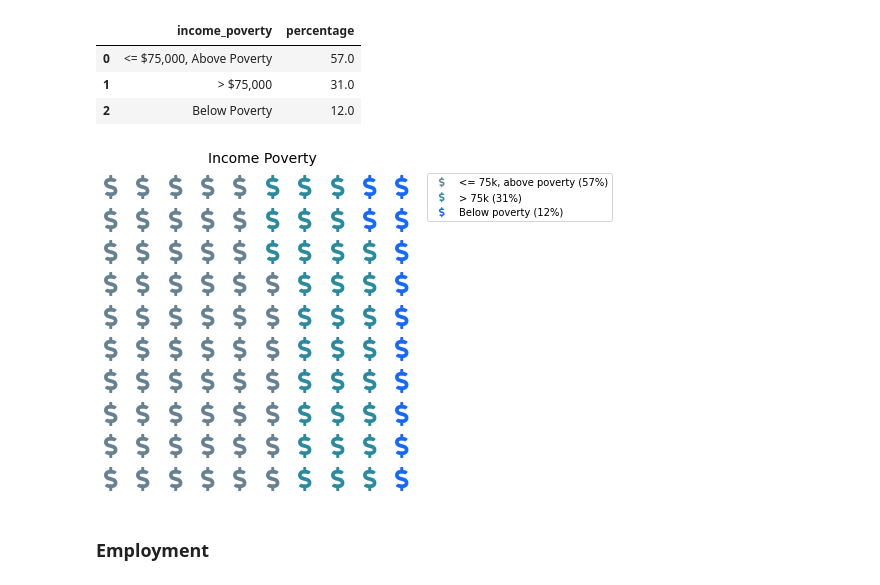
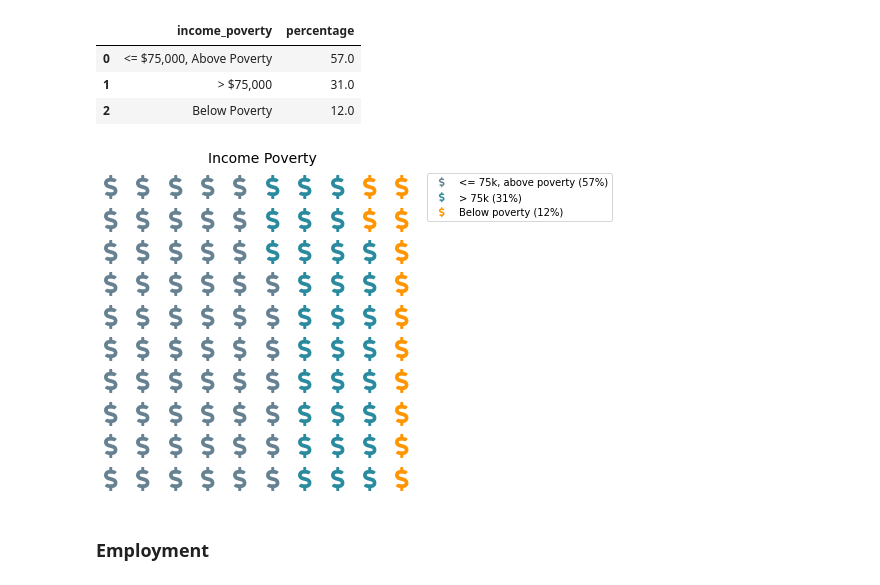
Before and after one commit to RayKwame/TheFluShot, a Jupyter notebook: notebooks/visualisations_presentation.ipynb, the cells around one changed output. Cells and saved outputs as stored; diff of their text form; code cells hidden in the pictures.

```diff
--- a/notebooks/visualisations_presentation.ipynb
+++ b/notebooks/visualisations_presentation.ipynb
@@ -181,25 +181,25 @@ df_pov
 # %%
 fig = plt.figure(
     FigureClass=Waffle,
     rows=10,
     values=df_pov['percentage'],
-    colors=["#668191", "#2b8b9e", "#1768ff"],
+    colors=["#668191", "#2b8b9e", "#ff9500"],
     icons=['dollar-sign', 'dollar-sign', 'dollar-sign'],
     font_size=24,
     icon_style='solid',
     icon_legend=True,
     rounding_rule='floor',
     legend={
         'labels': ['<= 75k, above poverty (57%)', '> 75k (31%)', 'Below poverty (12%)'],
         'loc': 'upper left',
         'bbox_to_anchor': (1, 1)
     },
     title={'label': 'Income Poverty','loc': 'center','fontdict': {'fontsize': 14}},
 
     figsize=(10, 5)
 )
 # %% [output]
-[figure, old version]
+[figure, new version]
 # %% [markdown]
 ### Employment
 # %%
```
